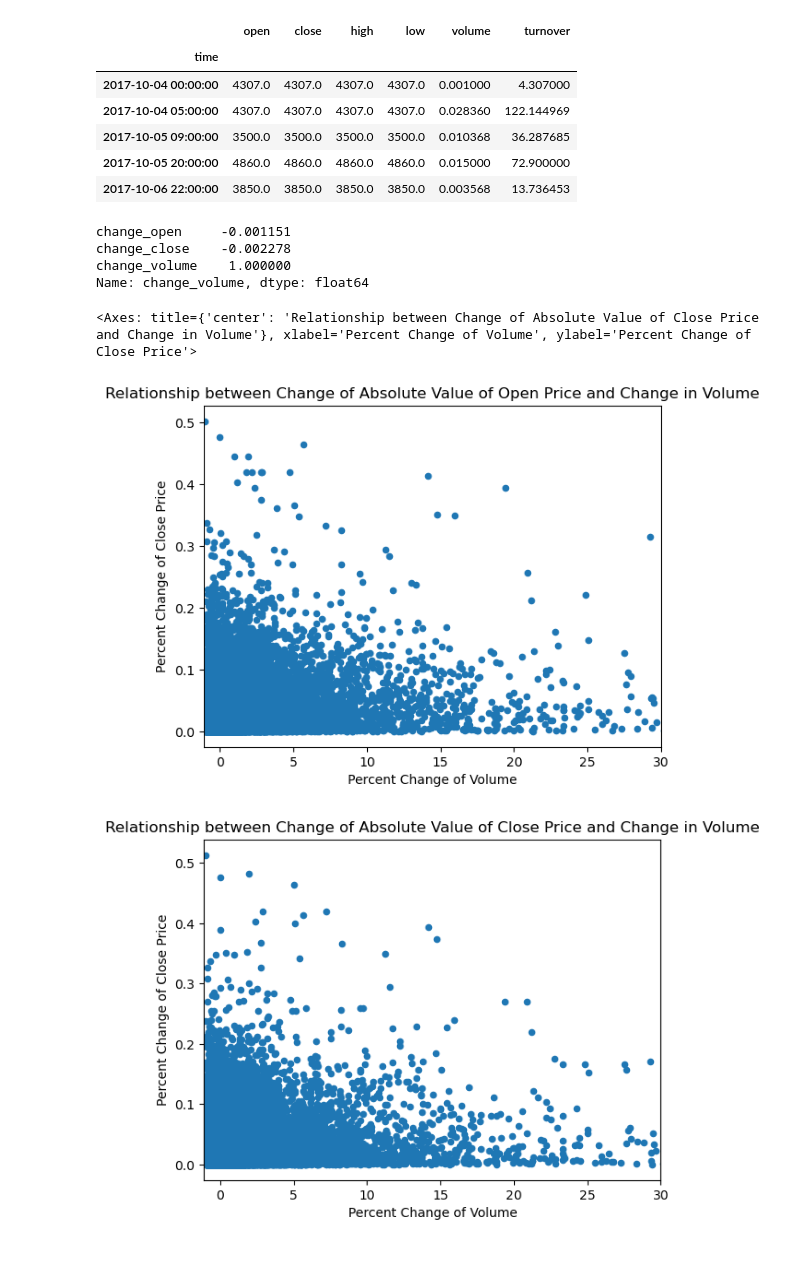
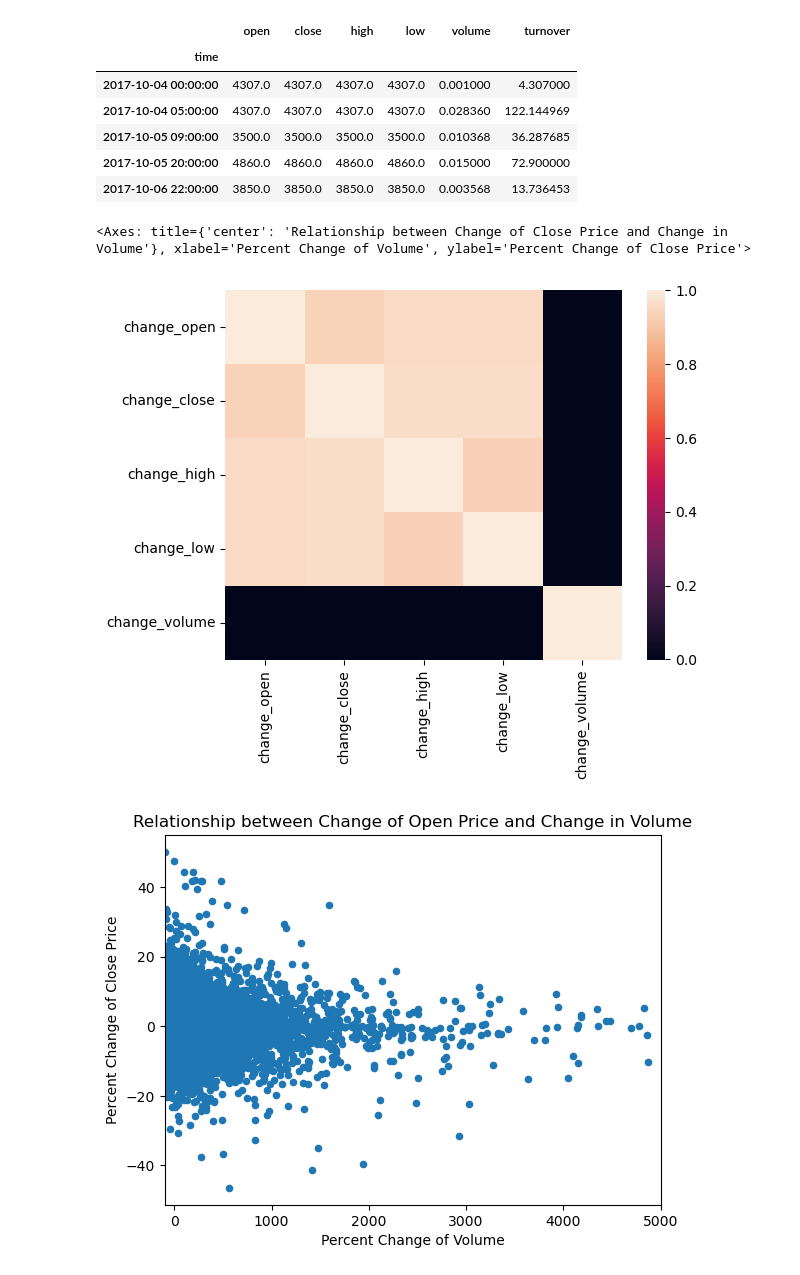
Before and after one commit to EllzBell/project1, a Jupyter notebook: project1.ipynb, the cells around one changed output. Drawn from its saved outputs; the diff is of its cells as text; code cells hidden in the pictures.

```diff
--- a/project1.ipynb
+++ b/project1.ipynb
@@ -15,28 +17,28 @@ kline.head(5)
 | 2017-10-05 20:00:00 | 4860.0 | 4860.0 | 4860.0 | 4860.0 | 0.015000 | 72.900000 |
 | 2017-10-06 22:00:00 | 3850.0 | 3850.0 | 3850.0 | 3850.0 | 0.003568 | 13.736453 |
 # %%
-#Calculate changes in the open price, the close price, and the volume using pct_change.
-#24 is used as the change in period to capture the daily change in price/volume
-kline['change_open'] = kline['open'].pct_change(24)
-kline['change_close'] = kline['close'].pct_change(24)
-kline['change_volume'] = kline['volume'].pct_change(24)
+# Calculate changes in the open price, the close price, and the volume using pct_change.
+# 24 is used as the change in period to capture the daily change in price/volume
+# So that the percent change is as a percentage, it is multiplied by 100
+kline['change_open'] = kline['open'].pct_change(24) * 100
+kline['change_close'] = kline['close'].pct_change(24) * 100
+kline['change_high'] = kline['high'].pct_change(24) * 100
+kline['change_low'] = kline['low'].pct_change(24) * 100
+kline['change_volume'] = kline['volume'].pct_change(24) * 100
+
+percent_changes = kline[['change_open', 'change_close', 'change_volume']]
 #narrow it down to the changes in the relevant columns.
-corr_kline = kline[['change_open', 'change_close', 'change_volume']]
+corr_kline = kline[['change_open', 'change_close', 'change_high', 'change_low', 'change_volume']]
 #The question is if the change in volume corresponds at all to a change in the magnitude of the price changes.
-corr_kline.loc[:,'change_close'] = corr_kline['change_close'].abs()
-corr_kline.loc[:,'change_open'] = corr_kline['change_open'].abs()
-print(corr_kline.corr()['change_volume'])
+#To display the correlation or lack there of, a heatmap is used
+sns.heatmap(corr_kline.corr())
 #Plot to show any relationship to close price and change in volume
 corr_kline.plot("change_volume", "change_close", kind="scatter", ylabel="Percent Change of Close Price", xlabel="Percent Change of Volume",
-                title = "Relationship between Change of Absolute Value of Open Price and Change in Volume", xlim=[-1.1,30])
+                title = "Relationship between Change of Open Price and Change in Volume", xlim=[-100, 5000])
 #Plot to show any relationship to open price and change in volume
 corr_kline.plot("change_volume", "change_open", kind="scatter", ylabel="Percent Change of Close Price", xlabel="Percent Change of Volume",
-                title = "Relationship between Change of Absolute Value of Close Price and Change in Volume", xlim=[-1.1,30])
+                title = "Relationship between Change of Close Price and Change in Volume", xlim=[-100, 5000])
 # %% [output]
-change_open     -0.001151
-change_close    -0.002278
-change_volume    1.000000
-Name: change_volume, dtype: float64
+<Axes: title={'center': 'Relationship between Change of Close Price and Change in Volume'}, xlabel='Percent Change of Volume', ylabel='Percent Change of Close Price'>
-<Axes: title={'center': 'Relationship between Change of Absolute Value of Close Price and Change in Volume'}, xlabel='Percent Change of Volume', ylabel='Percent Change of Close Price'>
-[figure, old version]
+[figure, new version]
-[figure, old version]
+[figure, new version]
```
Also changed, not shown: parts of 18 cells of this notebook.
